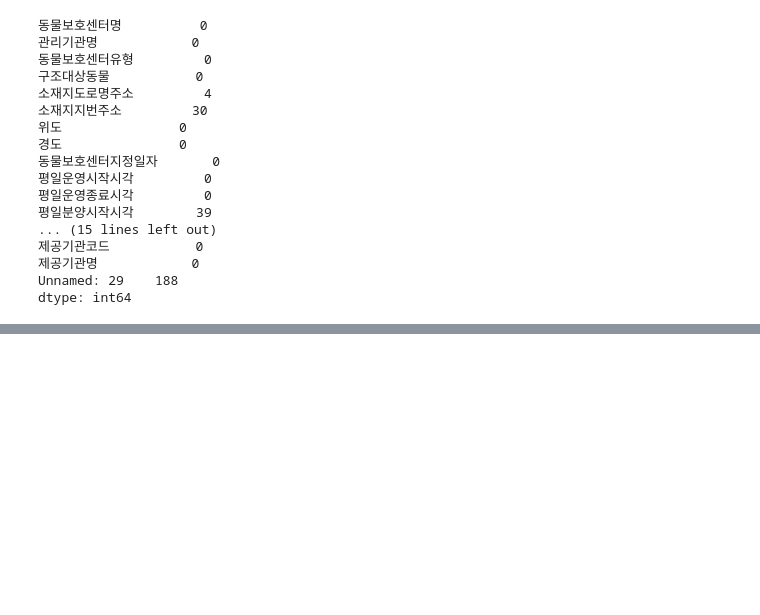
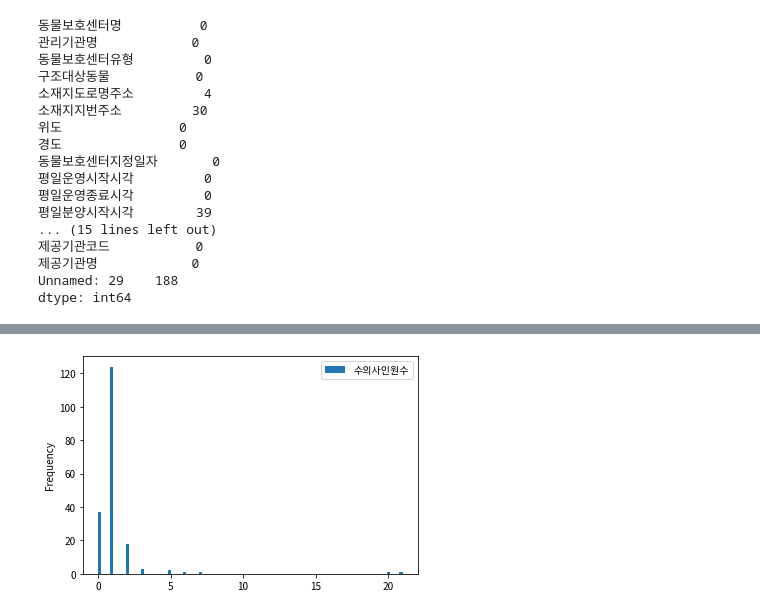
Before and after one commit to ahastudio/CodingLife, a Jupyter notebook: 20190908/python/animal.ipynb, the cells around one changed output, grey strips where cells are left out. Drawn from its saved outputs; the diff is of its cells as text; code cells hidden in the pictures; blank space fills up the shorter version.

```diff
--- a/20190908/python/animal.ipynb
+++ b/20190908/python/animal.ipynb
@@ -152,0 +162,6 @@ seoul_df[['동물보호센터명', '관리기관명', '소재지도로명주소'
+# %%
+simple_df[['동물보호센터명', '수의사인원수']].plot.hist(bins=100, rwidth=10)
+
+plt.show()
+# %% [output]
+[figure, added]
```
Also changed, not shown: parts of 11 cells of this notebook.
